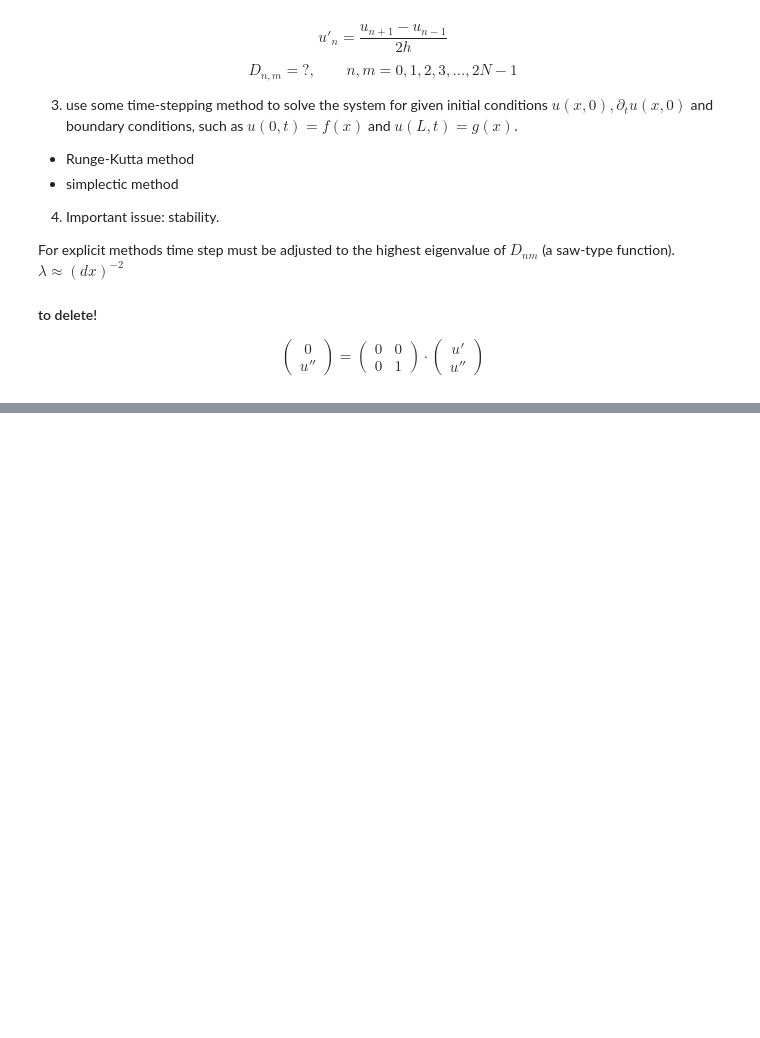
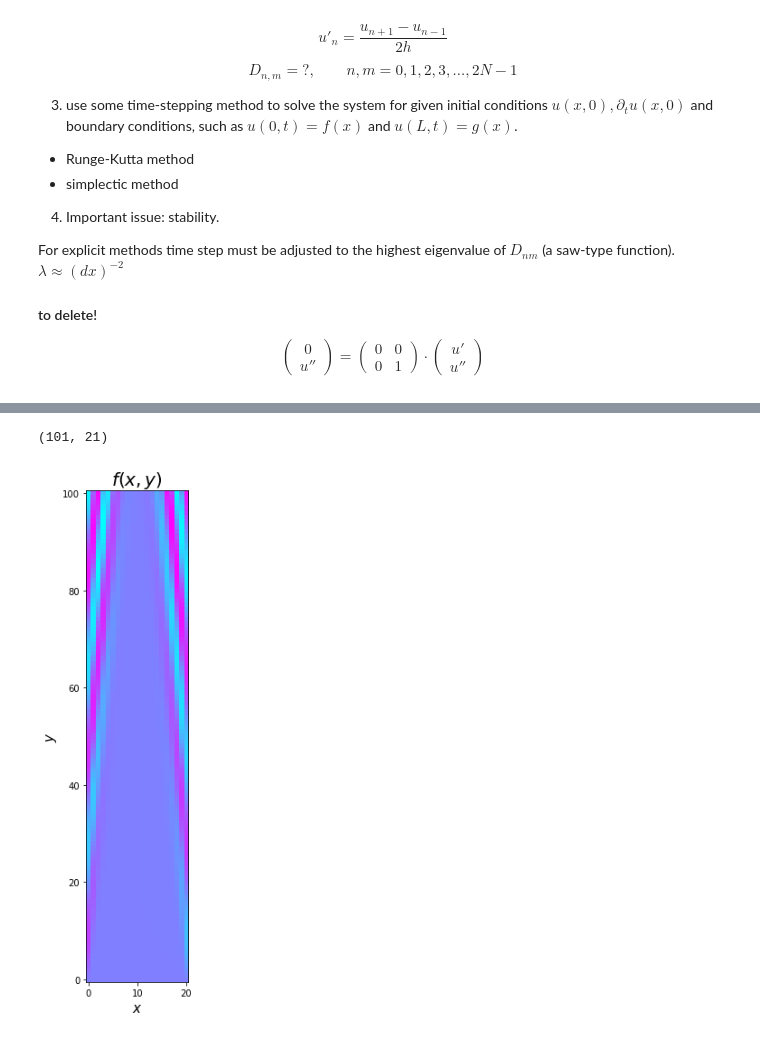
Before and after one commit to Milwa97/PlayGround, a Jupyter notebook: sine_gordon.ipynb, the cells around one changed output, grey strips where cells are left out. Drawn from its saved outputs; the diff is of its cells as text; code cells hidden in the pictures; blank space fills up the shorter version.

```diff
--- a/sine_gordon.ipynb
+++ b/sine_gordon.ipynb
@@ -141,0 +218,28 @@ plt.matshow(D, cmap='bwr', vmin=-4, vmax=4)
+# %%
+## simplectic method
+
+def G(D, u):
+    return np.matmul(D, u) - np.sin(u)
+
+
+for i in range(0,Nt):
+    #for n in range(1,Nx):
+
+    tmp = np.empty(Nx+1)
+    print("\n\n i = {:} \t t = {:} \t ".format(i, tt[i]))
+
+    print("u[i] = {:}".format(u[i, :]))
+    print("v[i] = {:}".format(v[i, :]))
+
+    tmp[:] = u[i, :] + 0.5 * v[i, :] * dt
+
+    print("tmp = {:}".format(tmp))
+
+    v[i+1,:] = v[i, :] + G(D, tmp)* dt
+
+    print("v[i] = {:}".format(v[i, :]))
+    print("v[i+1] = {:}".format(v[i+1, :]))
+
+    u[i+1,:] = tmp + 0.5 * v[i, :]* dt
+
+    print("u[i+1] = {:}".format(u[i+1, :]))
@@ -141,0 +264,8 @@ plt.matshow(D, cmap='bwr', vmin=-4, vmax=4)
+# %%
+u.shape
+# %% [output]
+(101, 21)
+# %%
+plot_2D(u)
+# %% [output]
+[figure, added]
```
Also changed, not shown: parts of 12 cells of this notebook.
